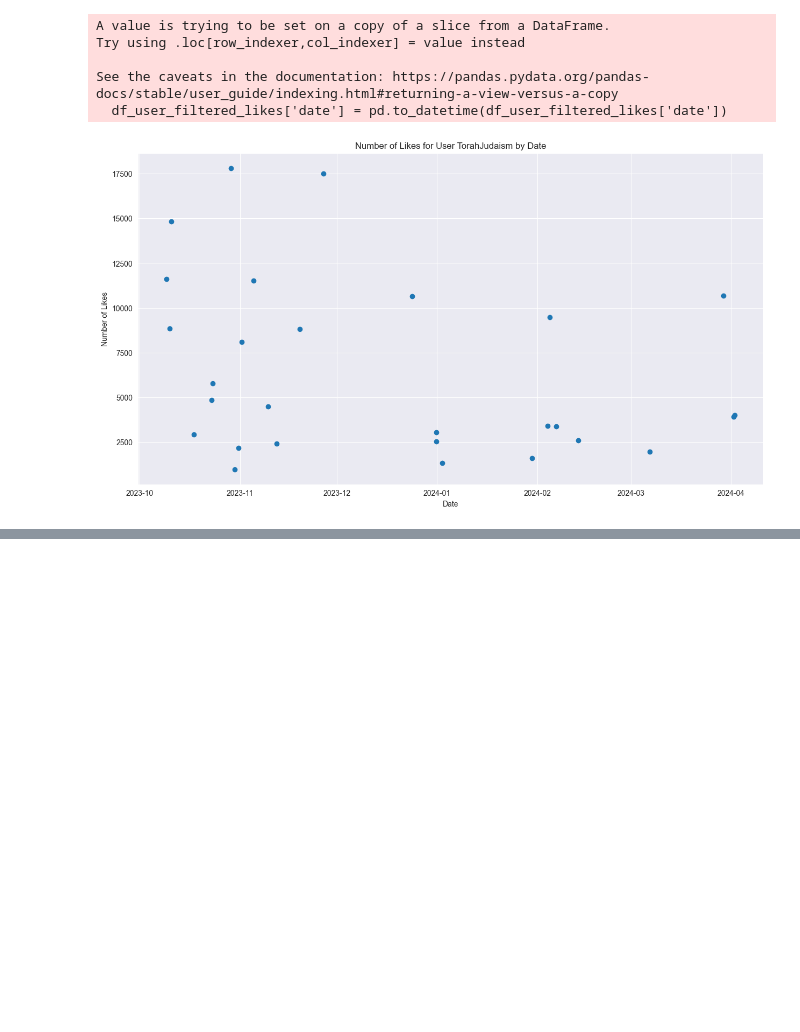
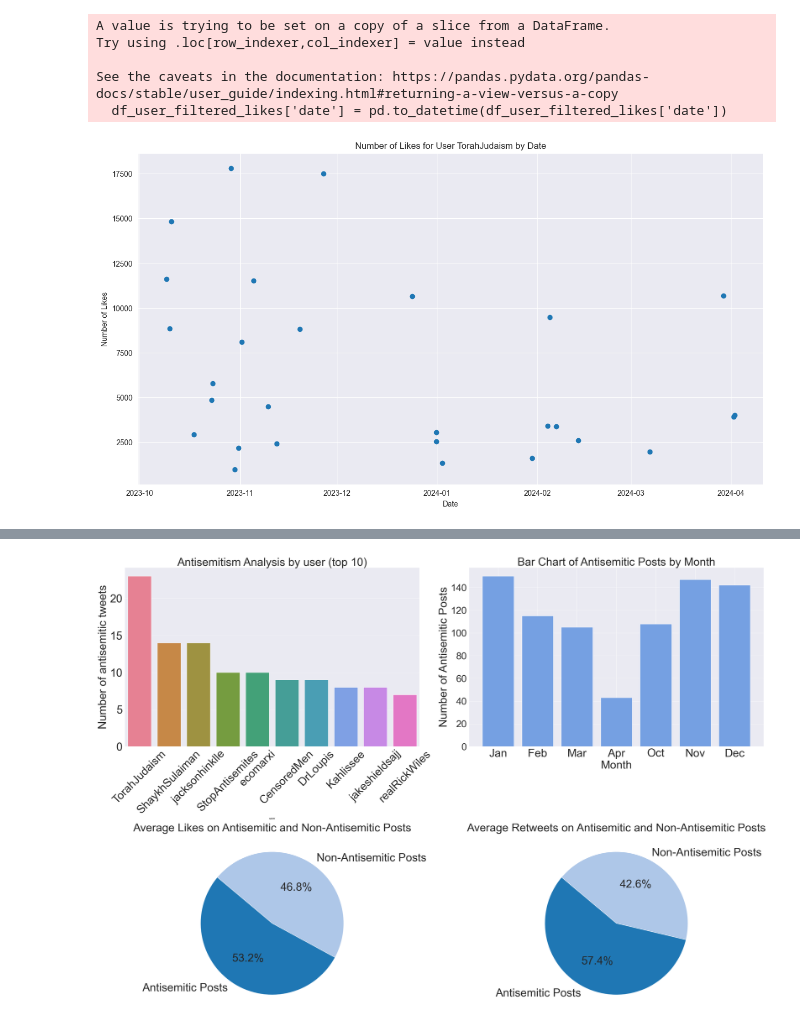
Before and after one commit to ArkhipovG/AntisemitismAwareBot, a Jupyter notebook: Twitter_analysis/data_scraping_preproc.ipynb, the cells around one changed output, grey strips where cells are left out. Cells and saved outputs as stored; diff of their text form; code cells hidden in the pictures; blank space fills up the shorter version.

```diff
--- a/Twitter_analysis/data_scraping_preproc.ipynb
+++ b/Twitter_analysis/data_scraping_preproc.ipynb
@@ -637,0 +735,52 @@ See the caveats in the documentation: https://pandas.pydata.org/pandas-docs/stab
+# %%
+import matplotlib.pyplot as plt
+import seaborn as sns
+
+# Create a color palette with unique colors for each user
+country_palette = sns.color_palette("husl", n_colors=len(top_10_antisemits['user'].unique()))
+
+# Create subplots
+fig, axes = plt.subplots(2, 2, figsize=(30, 20))
+plt.subplots_adjust(hspace=0.5, wspace=0.3)
+# Plot 1: Antisemitism Analysis by user (top 10)
+sns.barplot(data=top_10_antisemits, x='user', y='antisemitic_post', palette=country_palette, ax=axes[0, 0])
+axes[0, 0].set_title("Antisemitism Analysis by user (top 10)",size=35)
+# axes[0, 0].set_xlabel("Users",size=35)
+axes[0, 0].set_ylabel("Number of antisemitic tweets",size=35)
+axes[0, 0].tick_params(axis='x', rotation=45, labelsize=35)
+axes[0, 0].tick_params(axis='y', labelsize=35)
+
+# Plot 2: Bar Chart of Antisemitic Posts by Month
+df_grouped_by_month = df_analysed.groupby(pd.to_datetime(df_analysed['date']).dt.month)['antisemitic_post'].sum().reset_index()
+df_grouped_by_month['month'] = pd.to_datetime(df_grouped_by_month['date'], format='%m').dt.strftime('%b')
+x_values = df_grouped_by_month['month']
+y_values = df_grouped_by_month['antisemitic_post']
+axes[0, 1].bar(x_values, y_values, color='#75A0E2')  # Using a single color for all bars
+axes[0, 1].set_xlabel('Month',size=35)
+axes[0, 1].set_ylabel('Number of Antisemitic Posts',size=35)
+axes[0, 1].set_title('Bar Chart of Antisemitic Posts by Month',size=35)
+axes[0, 1].tick_params(axis='x', labelsize=35)
+axes[0, 1].tick_params(axis='y', labelsize=30)
+# for i in range(len(x_values)):
+#     axes[0, 1].text(i, y_values[i], str(y_values[i]), ha='center', va='bottom')
+
+# Plot 3: Comparison of Average Likes on Antisemitic and Non-Antisemitic Posts
+labels = ['Antisemitic Posts', 'Non-Antisemitic Posts']
+values = [average_likes_antisemitic, average_likes_non_antisemitic]
+axes[1, 0].pie(values, labels=labels, autopct='%1.1f%%', startangle=140, colors=plt.cm.tab20.colors, textprops={'fontsize': 35})
+axes[1, 0].set_title('Average Likes on Antisemitic and Non-Antisemitic Posts',size=35)
+
+# Plot 4: Comparison of Average Retweets on Antisemitic and Non-Antisemitic Posts
+labels = ['Antisemitic Posts', 'Non-Antisemitic Posts']
+values = [average_retweets_antisemitic, average_retweets_non_antisemitic]
+axes[1, 1].pie(values, labels=labels, autopct='%1.1f%%', startangle=140, colors=plt.cm.tab20.colors, textprops={'fontsize': 35})
+axes[1, 1].set_title('Average Retweets on Antisemitic and Non-Antisemitic Posts',size=35)
+
+# Adjust layout
+plt.tight_layout()
+
+# Save and display the plot
+plt.savefig("all_plots_combined.png")
+plt.show()
+# %% [output]
+[figure, added]
```
Also changed, not shown: parts of 6 cells of this notebook.
